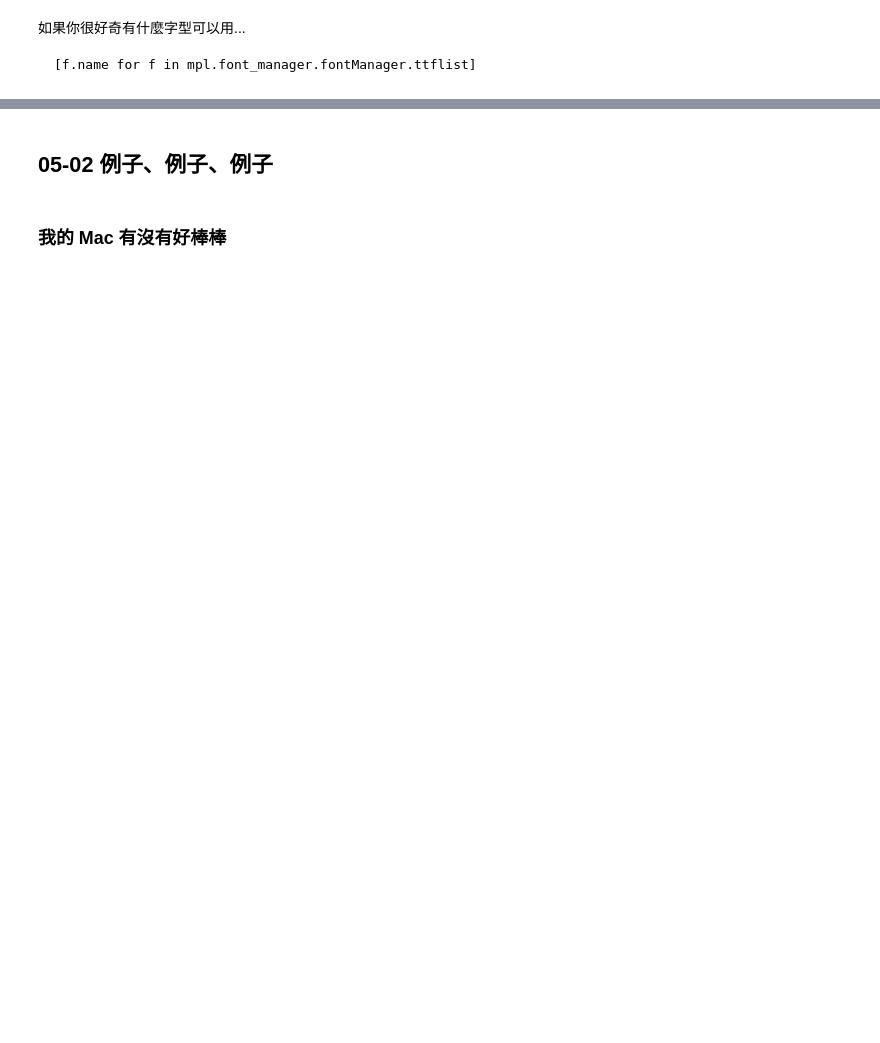
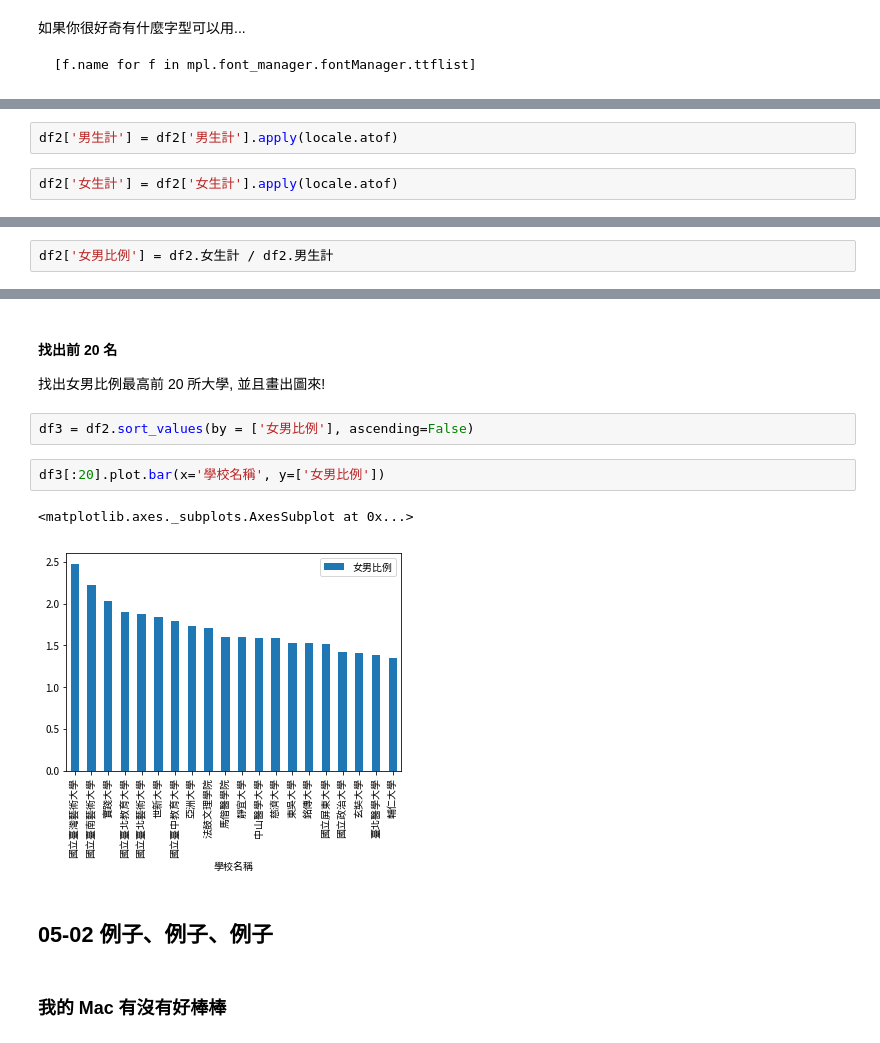
Before and after one commit to yenlung/AI_Math, a Jupyter notebook: 05. Pandas.ipynb, the cells around one changed output, grey strips where cells are left out. Drawn from its saved outputs; the diff is of its cells as text; blank space fills up the shorter version.

```diff
--- a/05. Pandas.ipynb
+++ b/05. Pandas.ipynb
@@ -30,0 +142,4 @@
+# %%
+df2['男生計'] = df2['男生計'].apply(locale.atof)
+# %%
+df2['女生計'] = df2['女生計'].apply(locale.atof)
@@ -30,0 +148,2 @@
+# %%
+df2['女男比例'] = df2.女生計 / df2.男生計
@@ -31,3 +159,14 @@
+# %% [markdown]
+#### 找出前 20 名
+
+找出女男比例最高前 20 所大學, 並且畫出圖來!
+# %%
+df3 = df2.sort_values(by = ['女男比例'], ascending=False)
+# %%
+df3[:20].plot.bar(x='學校名稱', y=['女男比例'])
+# %% [output]
+<matplotlib.axes._subplots.AxesSubplot at 0x...>
+[figure, added]
 # %% [markdown]
 ## 05-02 例子、例子、例子
 # %% [markdown]
```
Also changed, not shown: parts of 35 cells of this notebook.
